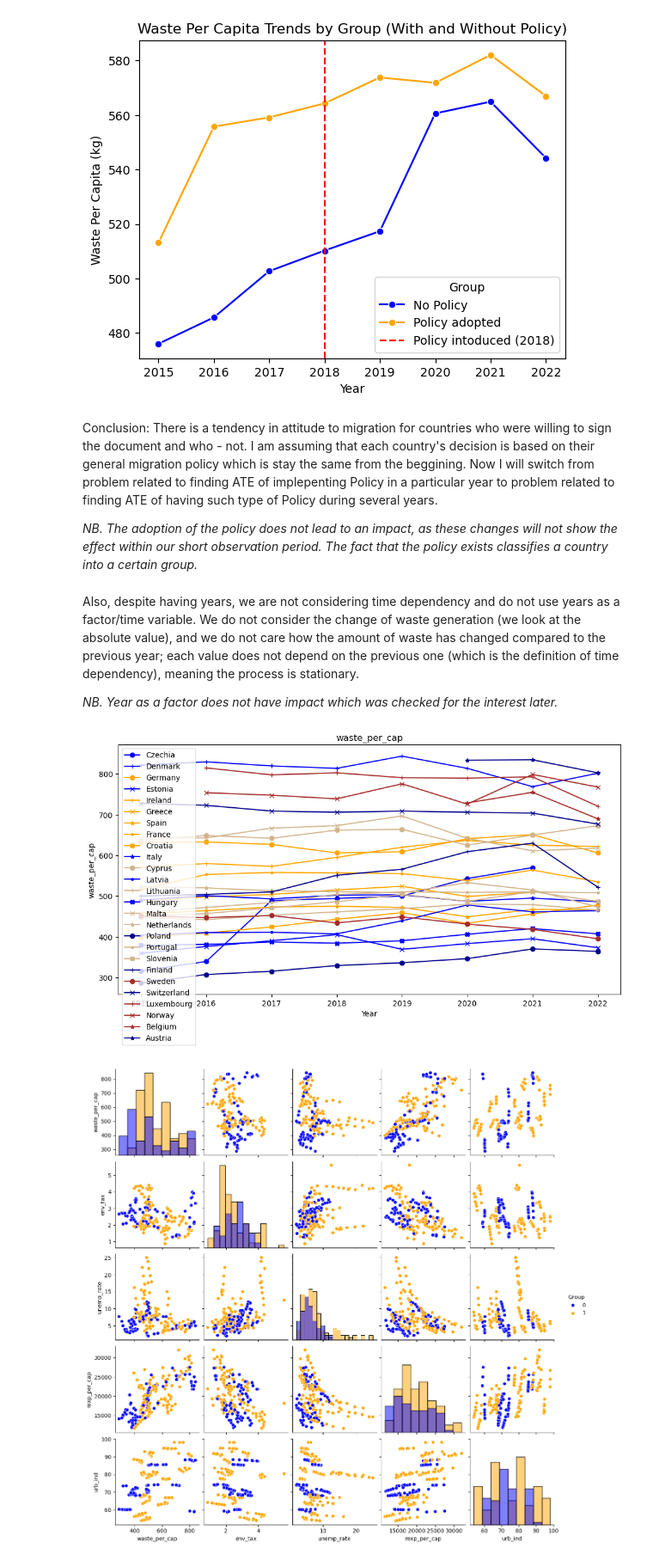
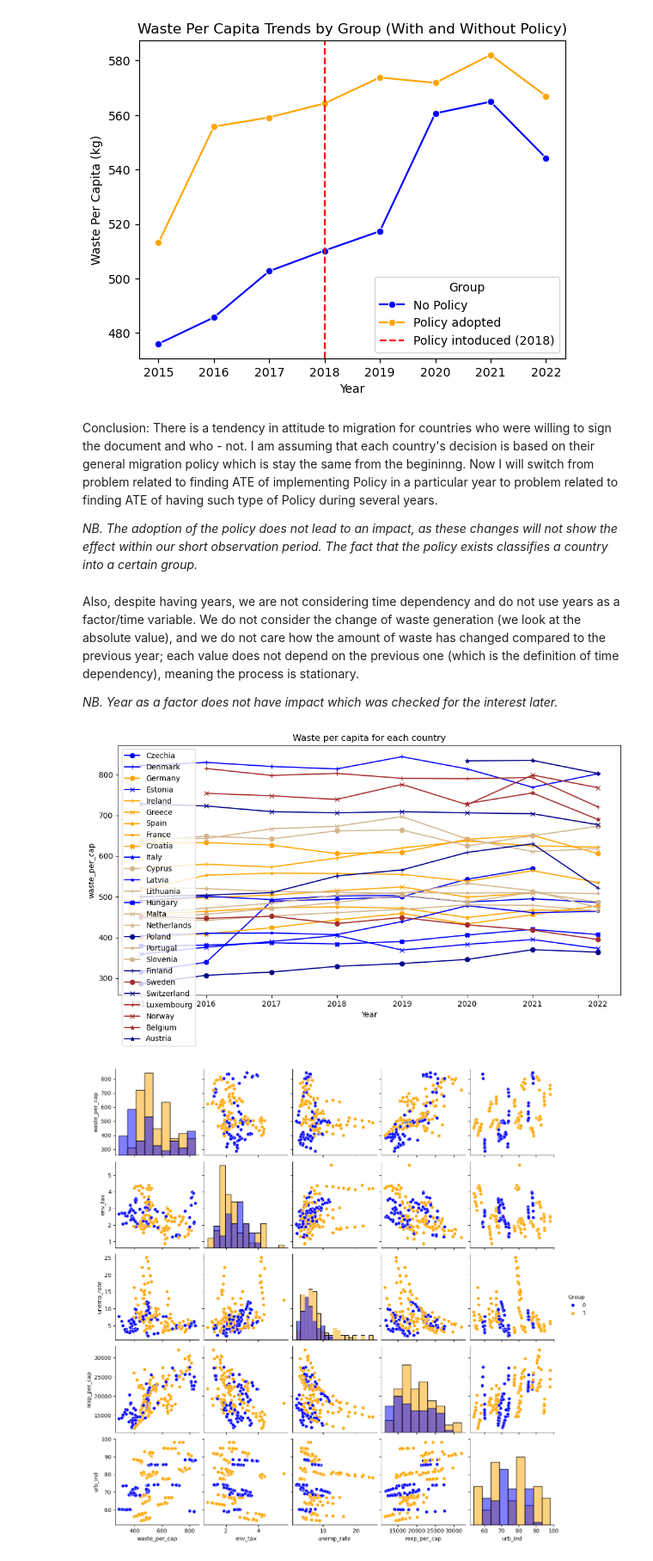
Before and after one commit to anntis/RM-project, a Jupyter notebook: rm_project.ipynb, the cells around one changed output. Shown at 86% size. Saved outputs shown, nothing was run; the diff lists cells and outputs as text; code cells hidden in the pictures.

```diff
--- a/rm_project.ipynb
+++ b/rm_project.ipynb
@@ -412,8 +454,8 @@ plt.show()
 <Figure size 1000x600 with 0 Axes>
 [figure]
 # %% [markdown]
-Conclusion: There is a tendency in attitude to migration for countries who were willing to sign the document and who - not. I am assuming that each country's decision is based on their general migration policy which is stay the same from the beggining.
-Now I will switch from problem related to finding ATE of implepenting Policy in a particular year to problem related to finding ATE of having such type of Policy during several years.
+Conclusion: There is a tendency in attitude to migration for countries who were willing to sign the document and who - not. I am assuming that each country's decision is based on their general migration policy which is stay the same from the begininng.
+Now I will switch from problem related to finding ATE of implementing Policy in a particular year to problem related to finding ATE of having such type of Policy during several years.
 
 *NB. The adoption of the policy does not lead to an impact, as these changes will not show the effect within our short observation period. The fact that the policy exists classifies a country into a certain group.*
 # %% [markdown]
@@ -423,30 +465,30 @@ Also, despite having years, we are not considering time dependency and do not us
 # %%
 # Graph of waste per year for each country
 
 countries = df["Country"].unique()
 plt.figure(figsize=(12, 6))
 
 policy_colors_markers = itertools.cycle(itertools.product(('orange', 'tan', 'brown'), ('o', '+', 'x', '*', '.', 'X')))
 no_policy_colors_markers = itertools.cycle(itertools.product(('blue', 'darkblue', 'cornflowerblue'), ('o', '+', 'x', '*', '.', 'X')))
 
 y = 'waste_per_cap'
 x = 'Year'
 for country in countries:
     subset = df[df["Country"] == country]
     #color = "orange" if subset["Policy"].iloc[0] == 1 else "blue"
     if  subset["Group"].iloc[0] == 1:
         color, marker = next(policy_colors_markers)
     else:
         color, marker = next(no_policy_colors_markers)
     plt.plot(subset[x], subset[y], marker=marker, label=country, color=color)
 
 plt.xlabel(x)
 plt.ylabel(y)
-plt.title(y)
+plt.title("Waste per capita for each country")
 plt.legend()
 plt.show()
 # %% [output]
-[figure, old version]
+[figure, new version]
 # %%
 # 2. Correlation graphs (pairplot)
 
```
Also changed, not shown: parts of 17 cells of this notebook, 1 other file.
